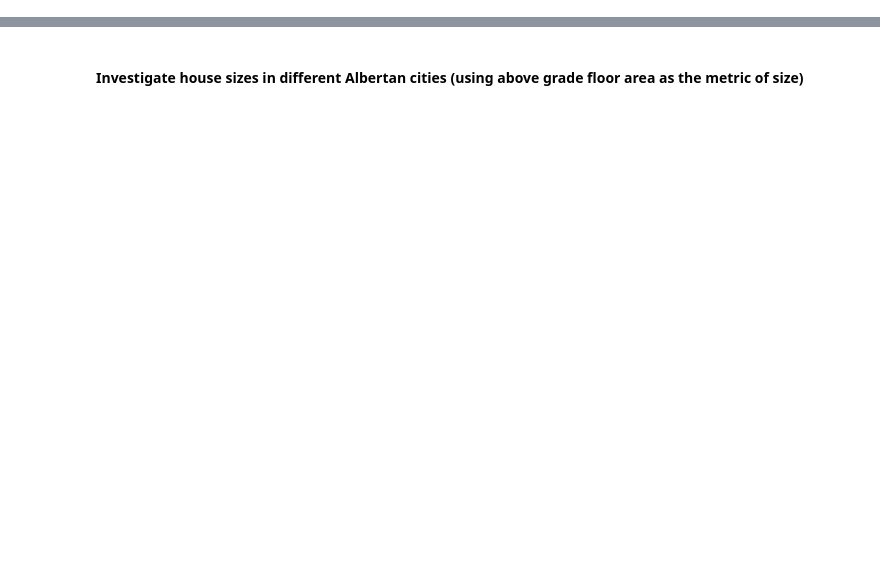
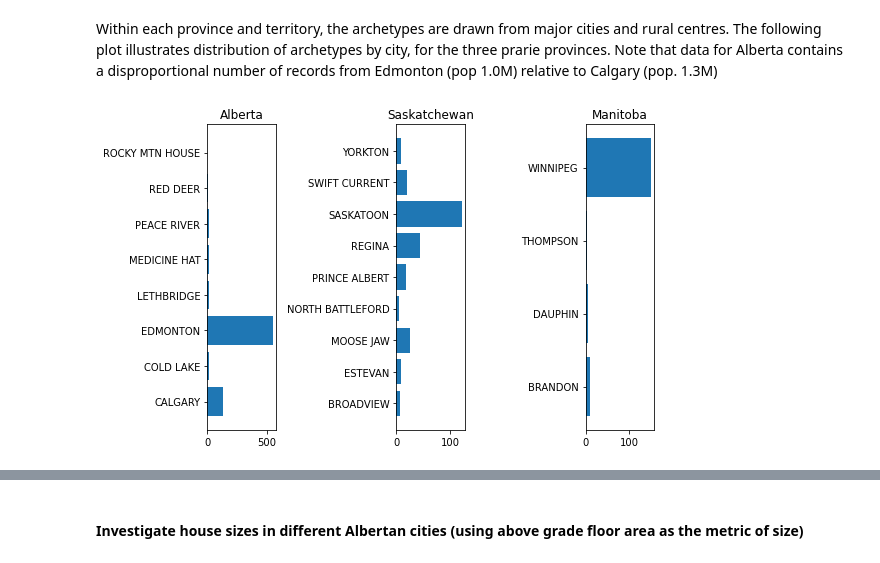
Before and after one commit to canmet-energy/housing-archetypes, a Jupyter notebook: analysis/sample-analysis/housing-archetype-analysis-example.ipynb, the cells around one changed output, grey strips where cells are left out. Drawn from its saved outputs; the diff is of its cells as text; code cells hidden in the pictures; blank space fills up the shorter version.

```diff
--- a/analysis/sample-analysis/housing-archetype-analysis-example.ipynb
+++ b/analysis/sample-analysis/housing-archetype-analysis-example.ipynb
@@ -74,0 +77,32 @@ plt.show()
+# %% [markdown]
+Within each province and territory, the archetypes are drawn from major cities and rural centres. The following plot illustrates distribution of archetypes by city, for the three prarie provinces. Note that data for Alberta contains a disproportional number of records from Edmonton (pop 1.0M) relative to Calgary (pop. 1.3M)
+# %%
+# Subset prarie provinces
+
+
+# Create a figure with three subplots
+fig, ax = plt.subplots(1,3)
+
+# Use cross tab to compute frequency of locations in each province;
+# add bar-plot to figure.
+
+# For Alberta,
+ctab = pd.crosstab(index=df_base[(df_base['province'] == 'Alberta')]['location'], columns=[1])
+hbars = ax[0].barh(ctab.index, ctab[1], align='center')
+ax[0].title.set_text('Alberta')
+
+# ... Saskatchewan,
+ctab = pd.crosstab(index=df_base[(df_base['province'] == 'Saskatchewan')]['location'], columns=[1])
+hbars = ax[1].barh(ctab.index, ctab[1], align='center')
+ax[1].title.set_text('Saskatchewan')
+
+
+# ... & Manitoba.
+ctab = pd.crosstab(index=df_base[(df_base['province'] == 'Manitoba')]['location'], columns=[1])
+hbars = ax[2].barh(ctab.index, ctab[1], align='center')
+ax[2].title.set_text('Manitoba')
+
+# Call 'tight_layout()' to fix wonky subplot spacing.
+fig.tight_layout()
+# %% [output]
+[figure, added]
```
Also changed, not shown: parts of 51 cells of this notebook, 4 other files.
